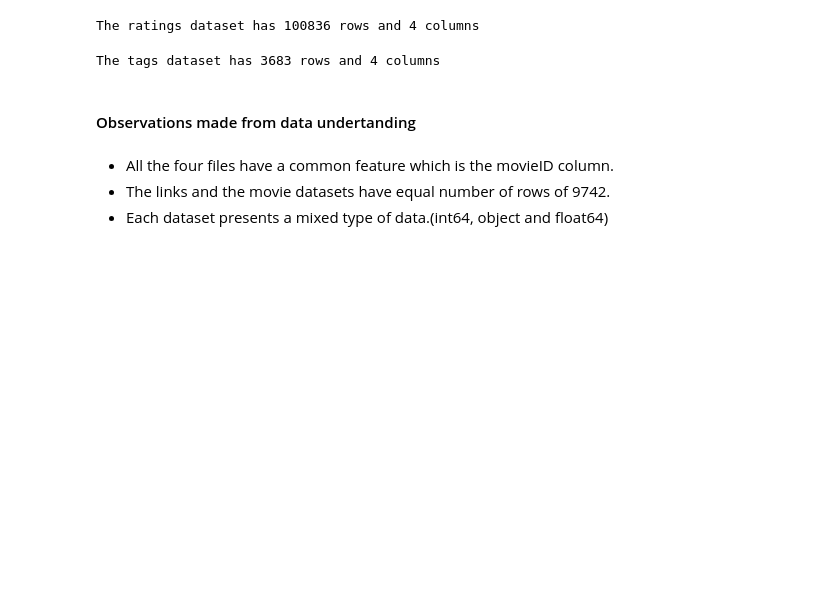
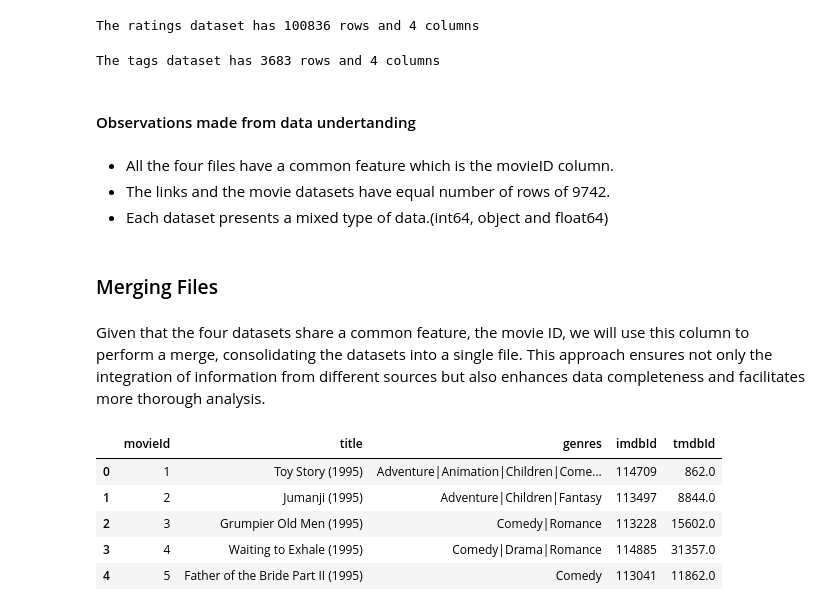
Before and after one commit to ruth-kitasi/Movielens-Recommendation-System, a Jupyter notebook: index.ipynb, the cells around one changed output. Drawn from its saved outputs; the diff is of its cells as text; code cells hidden in the pictures; blank space fills up the shorter version.

```diff
--- a/index.ipynb
+++ b/index.ipynb
@@ -267,0 +266,17 @@ The tags dataset has 3683 rows and 4 columns
+# %% [markdown]
+### Merging Files
+# %% [markdown]
+Given that the four datasets share a common feature, the movie ID, we will use this column to perform a merge, consolidating the datasets into a single file. This approach ensures not only the integration of information from different sources but also enhances data completeness and facilitates more thorough analysis.
+# %%
+## Merging files on the common feature the MovieID
+
+##Step 1: Merging the movies and the links datasets.
+movies_links_merged =  pd.merge(movies, links, on='movieId')
+movies_links_merged.head()
+# %% [output]
+|  | movieId | title | genres | imdbId | tmdbId |
+| 0 | 1 | Toy Story (1995) | Adventure|Animation|Children|Come... | 114709 | 862.0 |
+| 1 | 2 | Jumanji (1995) | Adventure|Children|Fantasy | 113497 | 8844.0 |
+| 2 | 3 | Grumpier Old Men (1995) | Comedy|Romance | 113228 | 15602.0 |
+| 3 | 4 | Waiting to Exhale (1995) | Comedy|Drama|Romance | 114885 | 31357.0 |
+| 4 | 5 | Father of the Bride Part II (1995) | Comedy | 113041 | 11862.0 |
```
Also changed, not shown: parts of 11 cells of this notebook.
